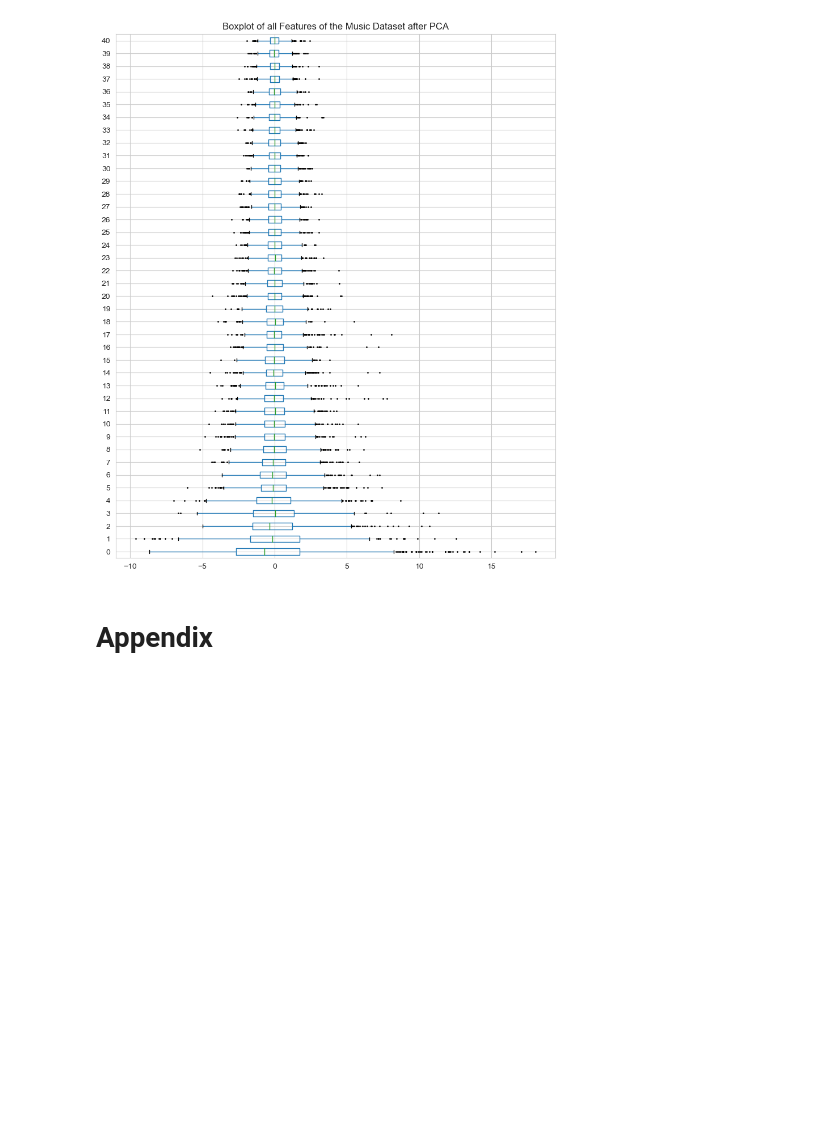
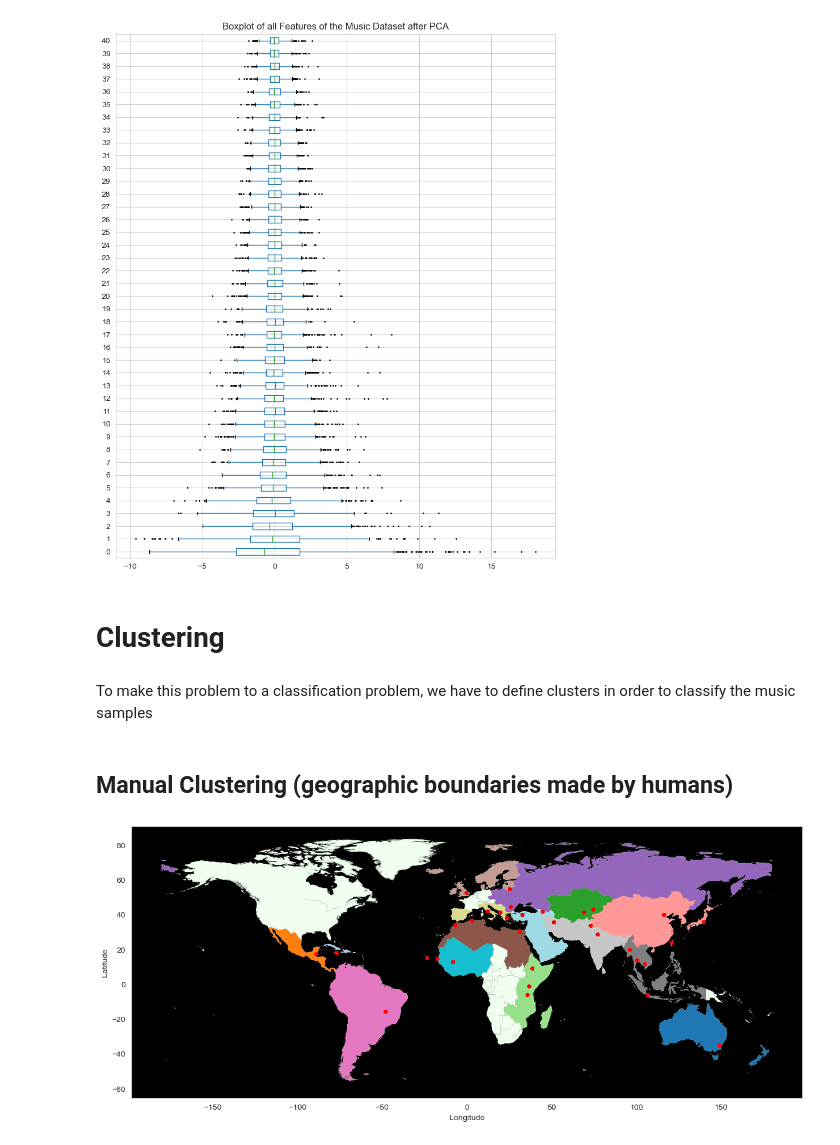
Before and after one commit to widmerc/GEO871, a Jupyter notebook: Project.ipynb, the cells around one changed output. Cells and saved outputs as stored; diff of their text form; code cells hidden in the pictures; blank space fills up the shorter version.

```diff
--- a/Project.ipynb
+++ b/Project.ipynb
@@ -72,21 +83,16 @@ from folium.plugins import MarkerCluster
 
 geometry = [Point(xy) for xy in zip(music_origin_data['Longitude'], music_origin_data['Latitude'])]
 music_origin_gdf = gpd.GeoDataFrame(music_origin_data, geometry=geometry, crs="EPSG:4326")
+music_origin_gdf = gpd.sjoin(music_origin_gdf, gdf_bondaries, how="left", op="within")
+unmatched_points = music_origin_gdf[music_origin_gdf['iso3'].isna()].copy()
 
-music_origin_gdf = gpd.sjoin(music_origin_gdf, gdf_bondaries, how="left", op="within")
-
-# Identify points that did not match
-unmatched_points = music_origin_gdf[music_origin_gdf['index_right'].isna()].copy()
-
-# For each unmatched point, find the nearest polygon and assign its attributes
 for idx, point in unmatched_points.iterrows():
     point_geom = point['geometry']
     nearest_polygon_idx = gdf_bondaries.geometry.distance(point_geom).idxmin()
     nearest_polygon_attributes = gdf_bondaries.loc[nearest_polygon_idx]
+    nearest_polygon_attributes['geometry'] = point_geom
     music_origin_gdf.loc[idx, music_origin_gdf.columns.intersection(nearest_polygon_attributes.index)] = nearest_polygon_attributes
 
-# Clean up the result DataFrame (remove unnecessary columns)
-music_origin_gdf = music_origin_gdf.drop(columns=['index_right']).rename(columns={'index_left': 'original_index'})
-music_origin_gdf.columns
+music_origin_gdf = music_origin_gdf.drop(columns=['index_right']).rename(columns={'index_left': 'index'})
 # %% [output]
   nearest_polygon_idx = gdf_bondaries.geometry.distance(point_geom).idxmin()
@@ -192,7 +174,7 @@ print(f"Number of components to reach 20% cutoff: {get_num_components(20)}")
 
 #make PCA with 95% cutoff
 music_origin_pca= pd.DataFrame(PCA(n_components=get_num_components(95)).fit_transform(music_origin_gdf_scaled))
-music_origin_gdf_pca = music_origin_gdf_pca.merge(music_origin_gdf.loc[:,['Latitude', 'Longitude', 'geometry', 'iso3',
+music_origin_gdf_pca = music_origin_pca.merge(music_origin_gdf.loc[:,['Latitude', 'Longitude', 'iso3',
                                                                           'status', 'color_code', 'name', 'continent', 'region', 'iso_3166_1_',
                                                                           'french_shor']], left_index=True, right_index=True)
 
@@ -208,4 +190,24 @@ Number of components to reach 20% cutoff: 3
 Text(0.5, 1.0, 'Boxplot of all Features of the Music Dataset after PCA')
 [figure]
 # %% [markdown]
-# Appendix
+# Clustering
+# %% [markdown]
+To make this problem to a classification problem, we have to define clusters in order to classify the music samples
+# %% [markdown]
+## Manual Clustering (geographic boundaries made by humans)
+# %%
+#By region
+gdf_regions = gdf_bondaries.dissolve(by='region')
+gdf_regions["region"] = gdf_regions.index
+gdf_regions1 = gdf_regions[gdf_regions["region"].isin(music_origin_gdf_pca.region.unique())]
+# %%
+plt.figure(figsize=(15,15))
+gdf_bondaries.plot(ax=plt.gca(), color = "honeydew",edgecolor = "none")
+gdf_regions1.plot(ax=plt.gca(), column='region', cmap="tab20", alpha=1, legend=False, label='World Regions',edgecolor = "none")
+plt.scatter(music_origin_data["Longitude"], music_origin_data["Latitude"], s=20, color = "red",label = 'Music samples',edgecolor = "none")
+plt.xlabel('Longitude')
+plt.ylabel('Latitude')
+plt.gca().set_facecolor("black")
+plt.grid(False)
+# %% [output]
+[figure, added]
```
Also changed, not shown: parts of 9 cells of this notebook, 16 other files.
